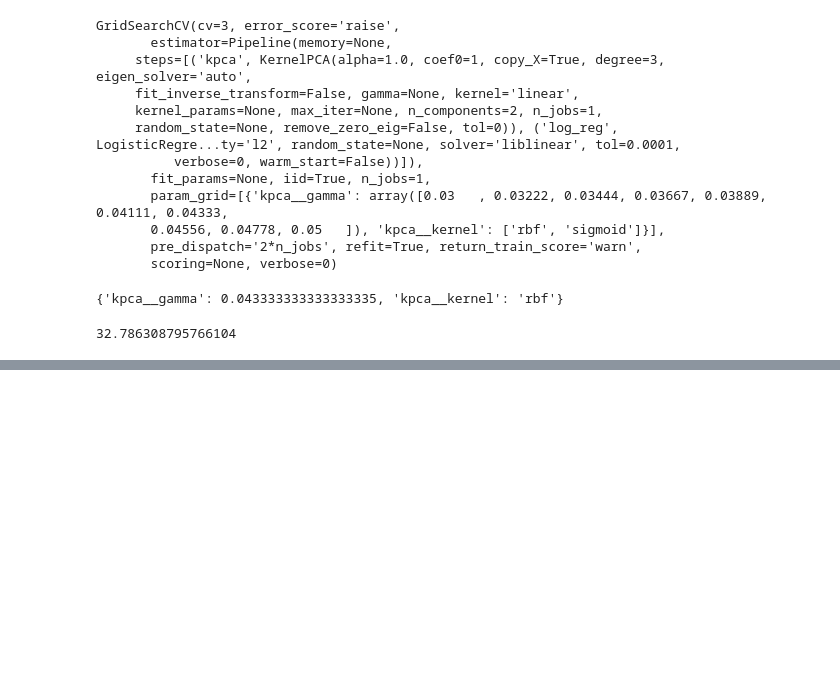
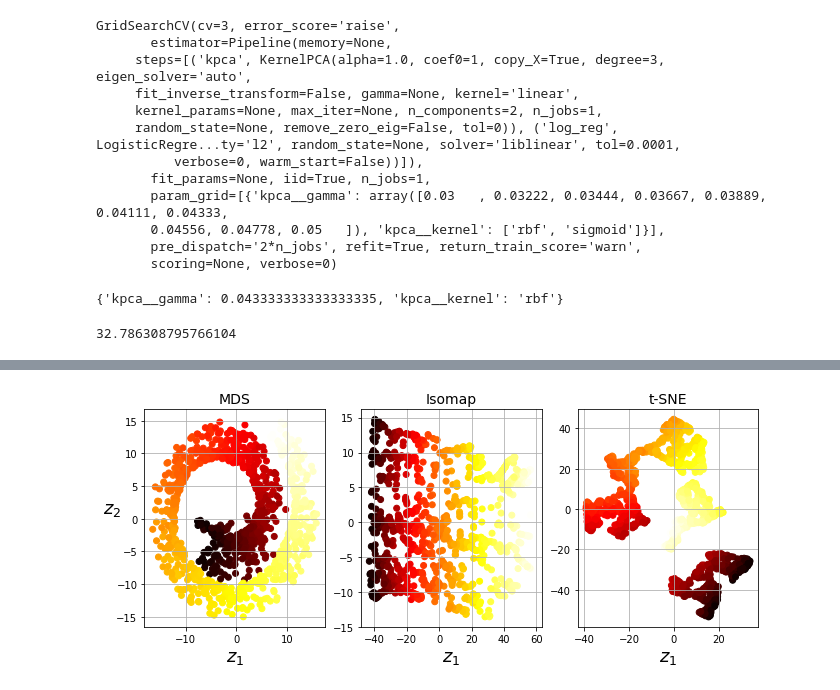
Before and after one commit to rodferro/hands-on-ml, a Jupyter notebook: 08_dimensionality_reduction.ipynb, the cells around one changed output, grey strips where cells are left out. Drawn from its saved outputs; the diff is of its cells as text; code cells hidden in the pictures; blank space fills up the shorter version.

```diff
--- a/08_dimensionality_reduction.ipynb
+++ b/08_dimensionality_reduction.ipynb
@@ -393,0 +439,18 @@ mean_squared_error(X, X_preimage)
+# %%
+titles = ["MDS", "Isomap", "t-SNE"]
+
+plt.figure(figsize=(11,4))
+
+for subplot, title, X_reduced in zip((131, 132, 133), titles,
+                                     (X_reduced_mds, X_reduced_isomap, X_reduced_tsne)):
+    plt.subplot(subplot)
+    plt.title(title, fontsize=14)
+    plt.scatter(X_reduced[:, 0], X_reduced[:, 1], c=t, cmap=plt.cm.hot)
+    plt.xlabel("$z_1$", fontsize=18)
+    if subplot == 131:
+        plt.ylabel("$z_2$", fontsize=18, rotation=0)
+    plt.grid(True)
+
+plt.show()
+# %% [output]
+[figure, added]
```
Also changed, not shown: parts of 9 cells of this notebook.
